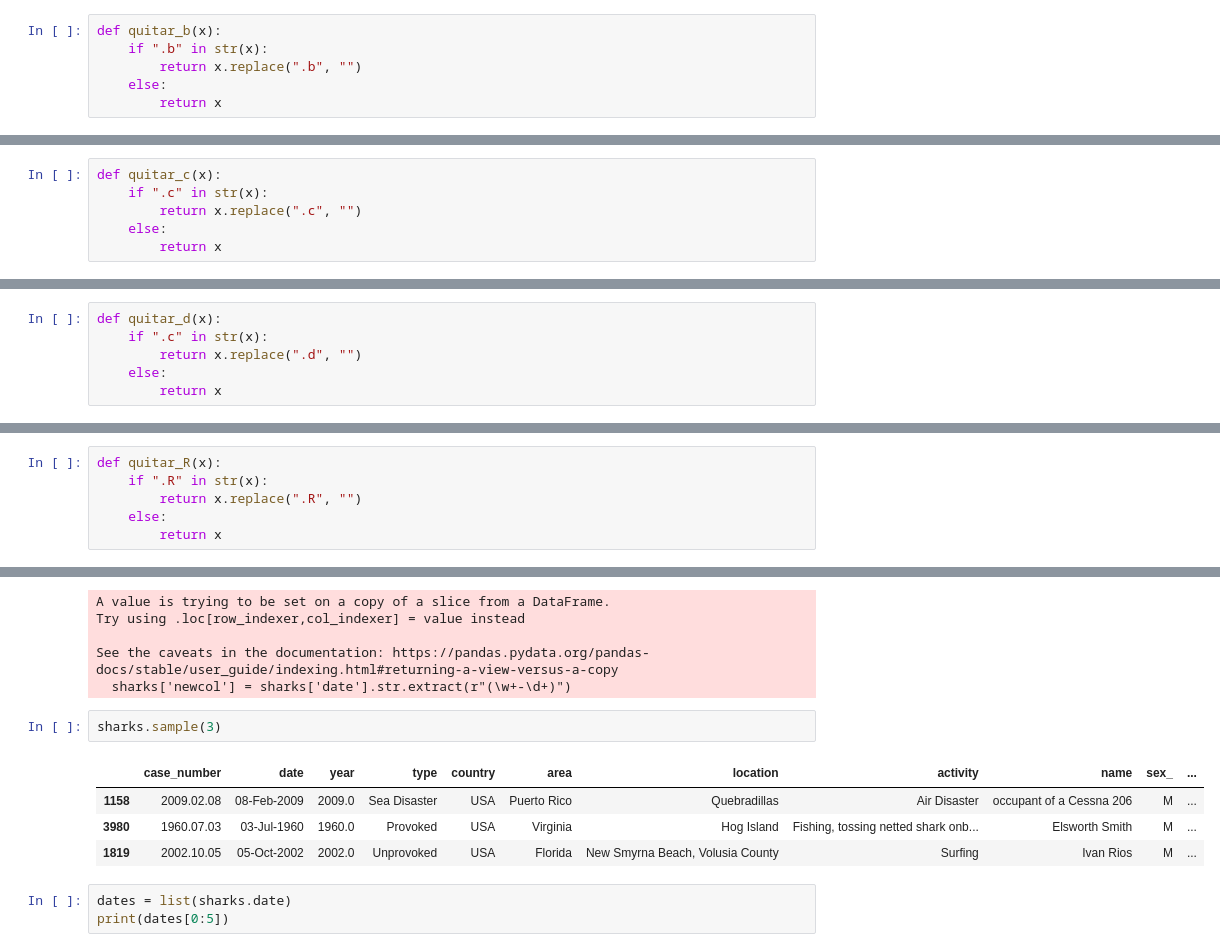
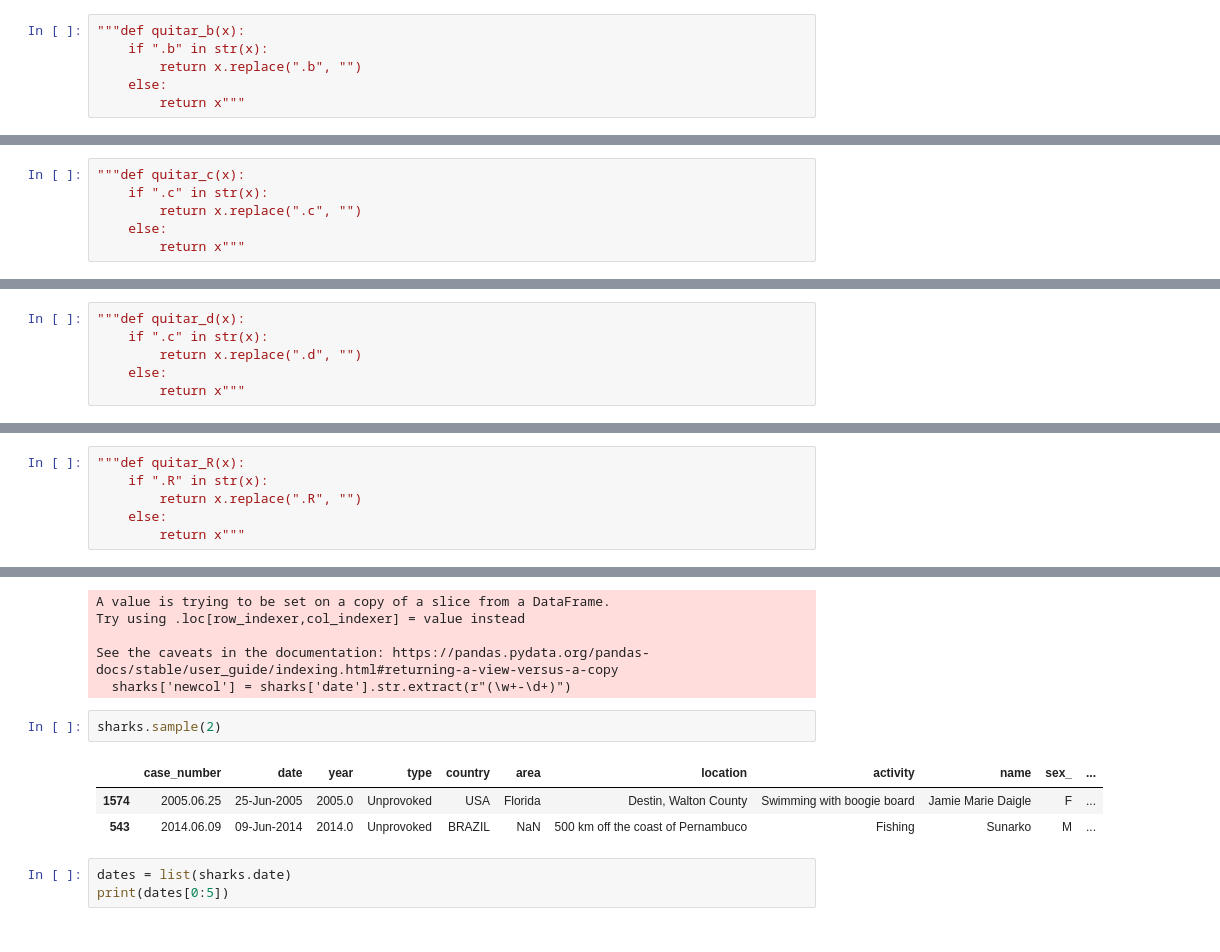
Before and after one commit to jesuschao/data-cleaning-pandas, a Jupyter notebook: your-code/clean.ipynb, the cells around one changed output, grey strips where cells are left out. Cells and saved outputs as stored; diff of their text form.

```diff
--- a/your-code/clean.ipynb
+++ b/your-code/clean.ipynb
@@ -269,8 +235,8 @@ Try using .loc[row_indexer,col_indexer] = value instead
 See the caveats in the documentation: https://pandas.pydata.org/pandas-docs/stable/user_guide/indexing.html#returning-a-view-versus-a-copy
   sharks["case_number"] = sharks.case_number.apply(quitar_a)
 # %%
-def quitar_b(x):
+"""def quitar_b(x):
     if ".b" in str(x):
         return x.replace(".b", "")
     else:
-        return x
+        return x"""
@@ -283,8 +253,8 @@ Try using .loc[row_indexer,col_indexer] = value instead
 See the caveats in the documentation: https://pandas.pydata.org/pandas-docs/stable/user_guide/indexing.html#returning-a-view-versus-a-copy
   sharks["case_number"] = sharks.case_number.apply(quitar_b)
 # %%
-def quitar_c(x):
+"""def quitar_c(x):
     if ".c" in str(x):
         return x.replace(".c", "")
     else:
-        return x
+        return x"""
@@ -297,8 +271,8 @@ Try using .loc[row_indexer,col_indexer] = value instead
 See the caveats in the documentation: https://pandas.pydata.org/pandas-docs/stable/user_guide/indexing.html#returning-a-view-versus-a-copy
   sharks["case_number"] = sharks.case_number.apply(quitar_c)
 # %%
-def quitar_d(x):
+"""def quitar_d(x):
     if ".c" in str(x):
         return x.replace(".d", "")
     else:
-        return x
+        return x"""
@@ -311,8 +289,8 @@ Try using .loc[row_indexer,col_indexer] = value instead
 See the caveats in the documentation: https://pandas.pydata.org/pandas-docs/stable/user_guide/indexing.html#returning-a-view-versus-a-copy
   sharks["case_number"] = sharks.case_number.apply(quitar_d)
 # %%
-def quitar_R(x):
+"""def quitar_R(x):
     if ".R" in str(x):
         return x.replace(".R", "")
     else:
-        return x
+        return x"""
@@ -335,12 +317,11 @@ Try using .loc[row_indexer,col_indexer] = value instead
 See the caveats in the documentation: https://pandas.pydata.org/pandas-docs/stable/user_guide/indexing.html#returning-a-view-versus-a-copy
   sharks['newcol'] = sharks['date'].str.extract(r"(\w+-\d+)")
 # %%
-sharks.sample(3)
+sharks.sample(2)
 # %% [output]
 |  | case_number | date | year | type | country | area | location | activity | name | sex_ | ... |
-| 1158 | 2009.02.08 | 08-Feb-2009 | 2009.0 | Sea Disaster | USA | Puerto Rico | Quebradillas | Air Disaster | occupant of a Cessna 206 | M | ... |
-| 3980 | 1960.07.03 | 03-Jul-1960 | 1960.0 | Provoked | USA | Virginia | Hog Island | Fishing, tossing netted shark onb... | Elsworth Smith | M | ... |
-| 1819 | 2002.10.05 | 05-Oct-2002 | 2002.0 | Unprovoked | USA | Florida | New Smyrna Beach, Volusia County | Surfing | Ivan Rios | M | ... |
+| 1574 | 2005.06.25 | 25-Jun-2005 | 2005.0 | Unprovoked | USA | Florida | Destin, Walton County | Swimming with boogie board | Jamie Marie Daigle | F | ... |
+| 543 | 2014.06.09 | 09-Jun-2014 | 2014.0 | Unprovoked | BRAZIL | NaN | 500 km off the coast of Pernambuco | Fishing | Sunarko | M | ... |
 # %%
 dates = list(sharks.date)
 print(dates[0:5])
```
Also changed, not shown: parts of 50 cells of this notebook.
